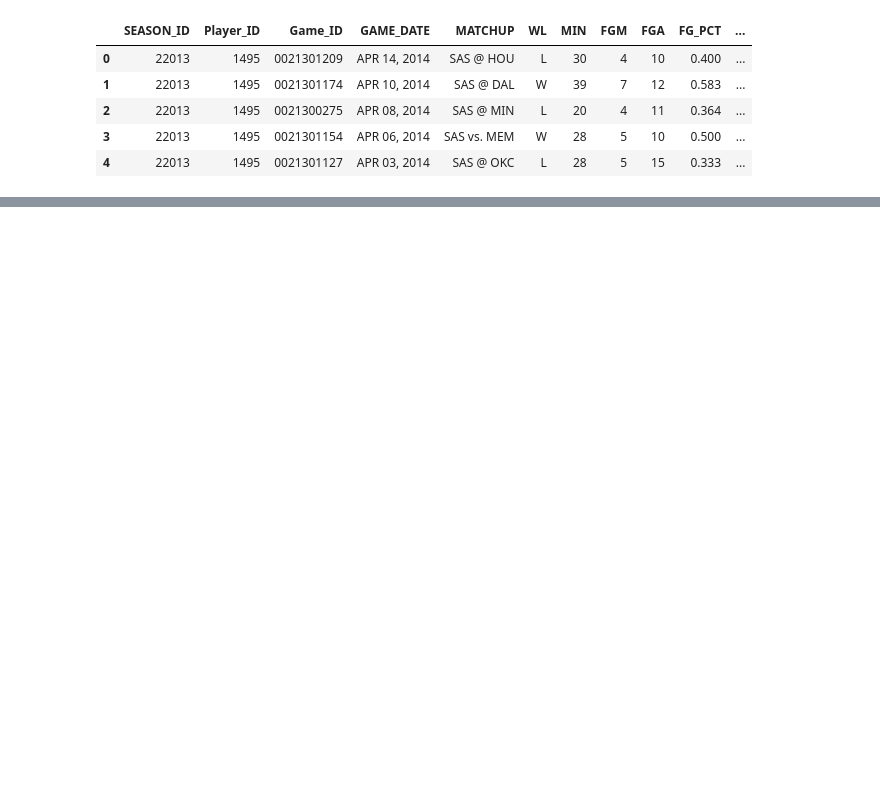
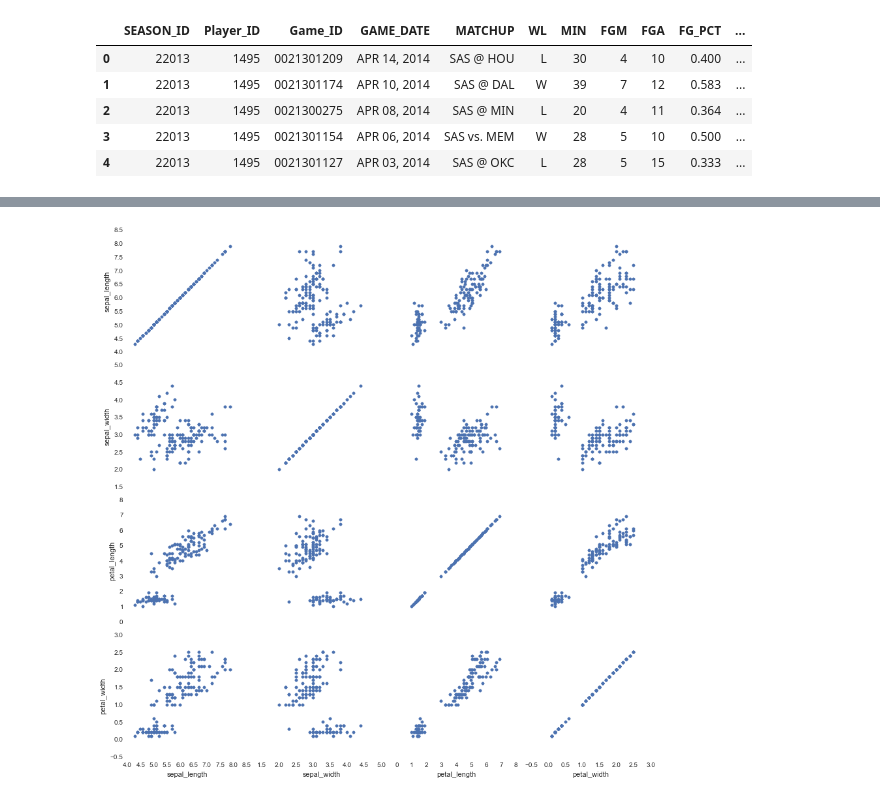
Before and after one commit to xuhang57/spring-2015-homeworks, a Jupyter notebook: submissions/Homework-6/Data Statistics.ipynb, the cells around one changed output, grey strips where cells are left out. Saved outputs shown, nothing was run; the diff lists cells and outputs as text; code cells hidden in the pictures; blank space fills up the shorter version.

```diff
--- a/submissions/Homework-6/Data Statistics.ipynb
+++ b/submissions/Homework-6/Data Statistics.ipynb
@@ -183,0 +188,2 @@ leaders.head()
+# %%
+iris = sns.load_dataset("iris")
@@ -183,0 +220,6 @@ leaders.head()
+# %%
+
+g = sns.PairGrid(iris)
+g.map(plt.scatter)
+# %% [output]
+[figure, added]
```
Also changed, not shown: parts of 4 cells of this notebook, 1 other file.
